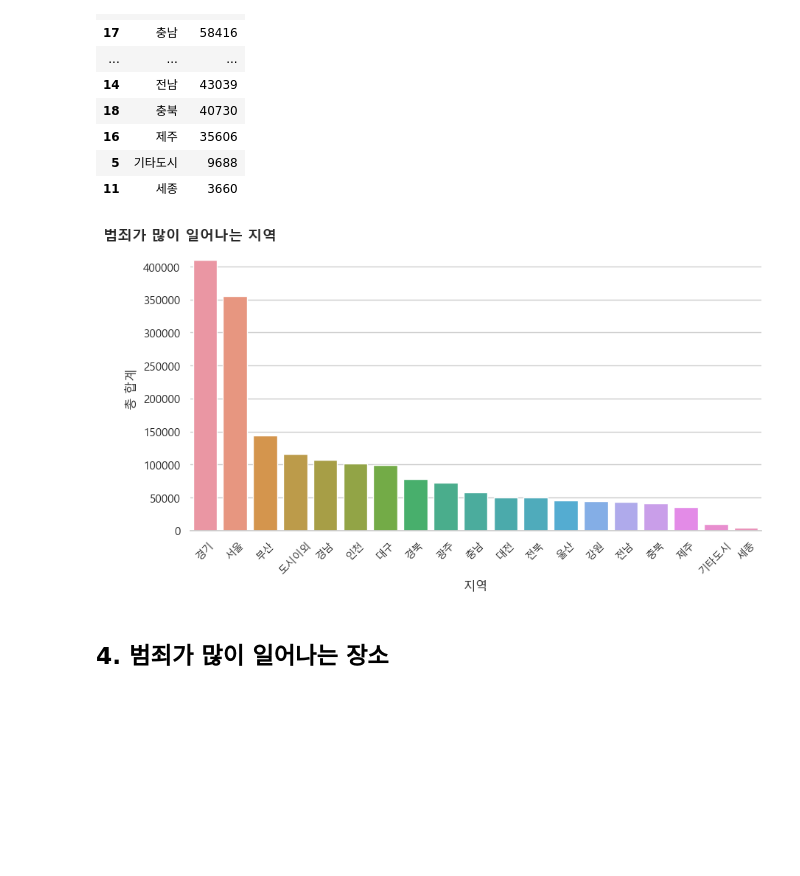
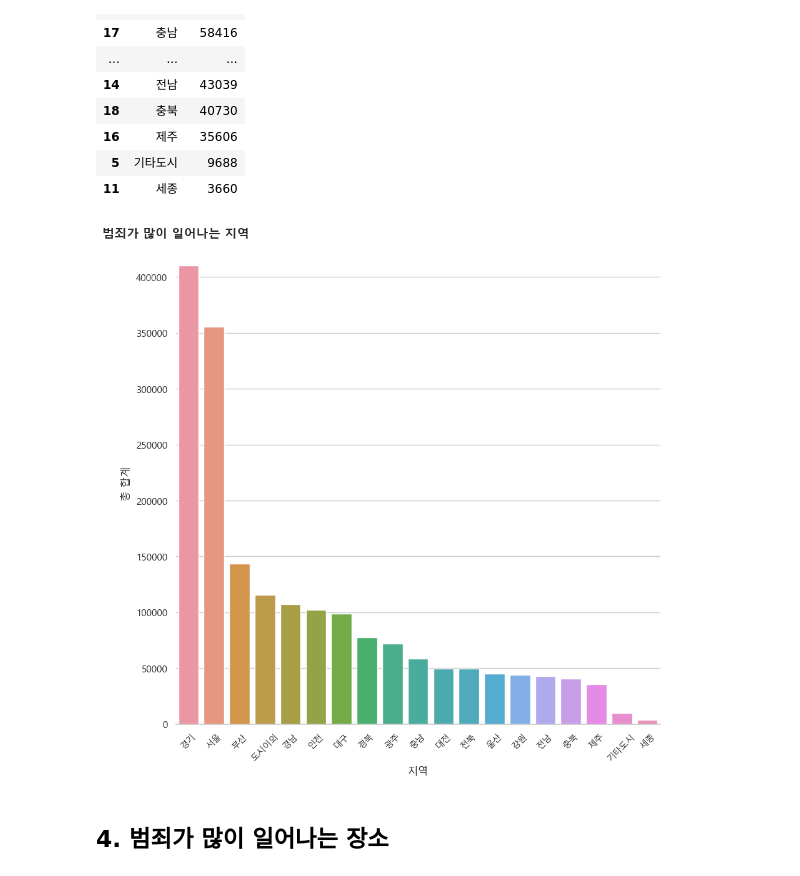
Before and after one commit to HERO19-71604814/HRD_Python, a Jupyter notebook: 231024_68.ipynb, the cells around one changed output. Drawn from its saved outputs; the diff is of its cells as text; code cells hidden in the pictures; blank space fills up the shorter version.

```diff
--- a/231024_68.ipynb
+++ b/231024_68.ipynb
@@ -606,16 +550,17 @@ crime_class_t_g
 | 5 | 기타도시 | 9688 |
 | 11 | 세종 | 3660 |
 # %%
-plt.figure(figsize=(10, 5))
+plt.figure(figsize=(10, 10))
 sns.barplot(x='지역', y='총 합계', data=crime_class_t_g)
 sns.despine(left=True) # 위, 오른쪽 축 숨기기
 # 한글깨짐 방지, 마이너스기호 깨짐 방지, 하얀배경에 선으로 보기편한 스타일
 sns.set_theme(font ='Malgun Gothic', rc = {'axes.unicode_minus' : False}, style ='whitegrid')
 plt.title('범죄가 많이 일어나는 지역', fontsize=14, fontfamily='Malgun Gothic', fontweight='bold', position=(0, 0))
 plt.xticks(rotation=45, fontsize=10)
+plt.savefig('data/crime/분석 그래프/3. 범죄가 많이 일어나는 지역.png')
 plt.show()
 # %% [output]
-[figure, old version]
+[figure, new version]
 # %% [markdown]
 ## 4. 범죄가 많이 일어나는 장소
 # %%
```
Also changed, not shown: parts of 42 cells of this notebook.
